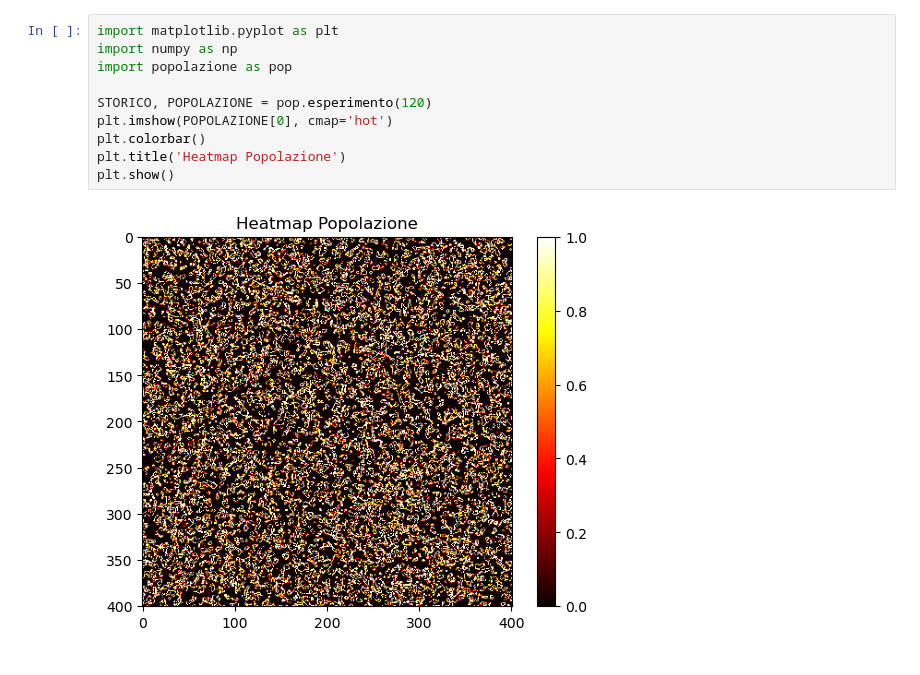
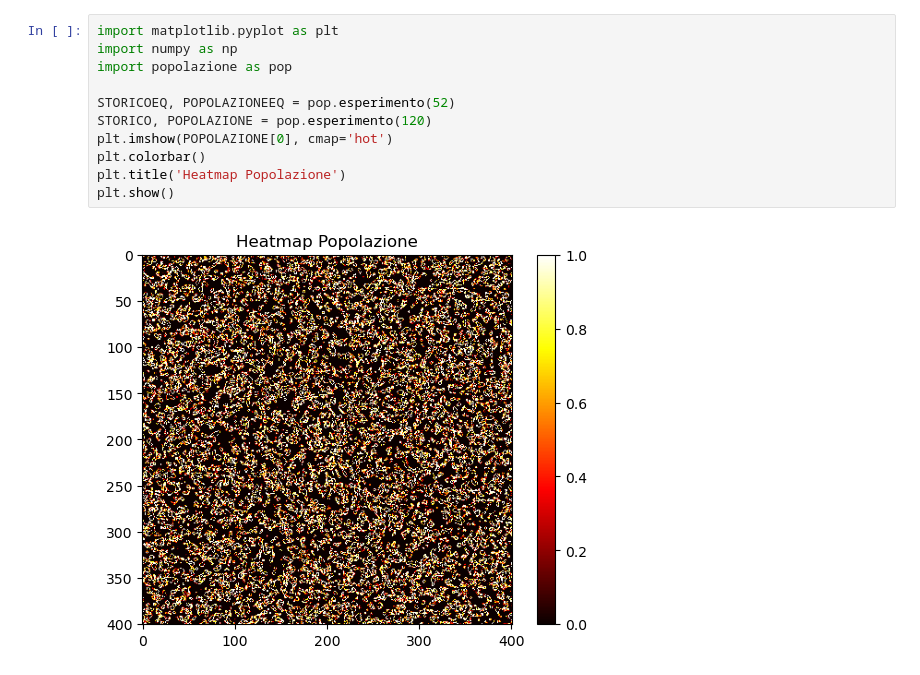
Before and after one commit to Holeryn/Metodi-Computazionali, a Jupyter notebook: progetto/esperimento.ipynb, the cells around one changed output. Cells and saved outputs as stored; diff of their text form.

```diff
--- a/progetto/esperimento.ipynb
+++ b/progetto/esperimento.ipynb
@@ -1,14 +1,15 @@
 # %%
 import matplotlib.pyplot as plt
 import numpy as np
 import popolazione as pop
 
+STORICOEQ, POPOLAZIONEEQ = pop.esperimento(52)
 STORICO, POPOLAZIONE = pop.esperimento(120)
 plt.imshow(POPOLAZIONE[0], cmap='hot')
 plt.colorbar()
 plt.title('Heatmap Popolazione')
 plt.show()
 # %% [output]
-[figure, old version]
+[figure, new version]
 # %%
 import virus as vir
```
Also changed, not shown: parts of 1 cell of this notebook, 2 other files.
